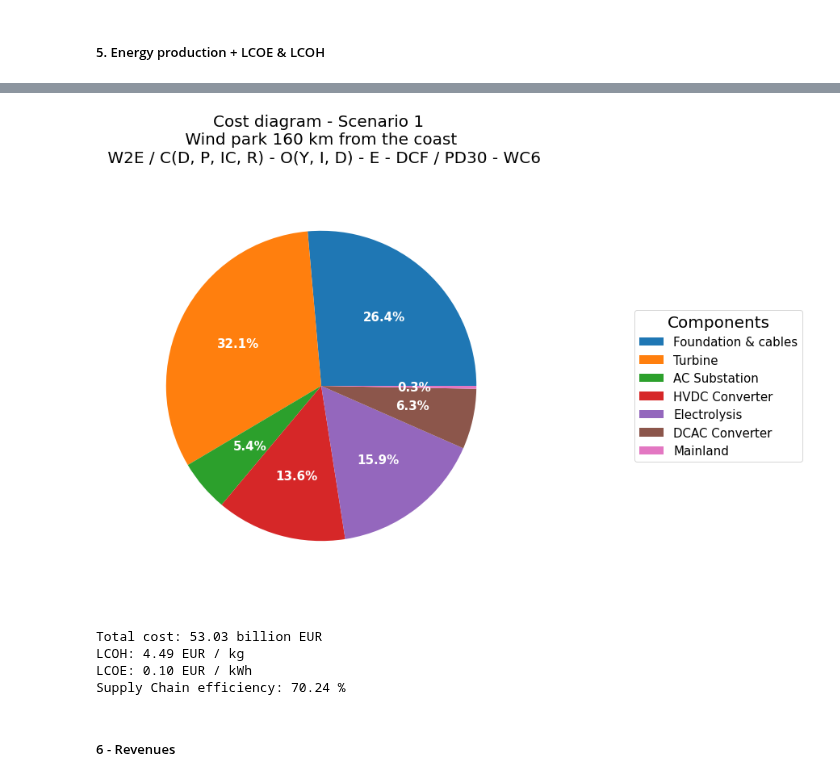
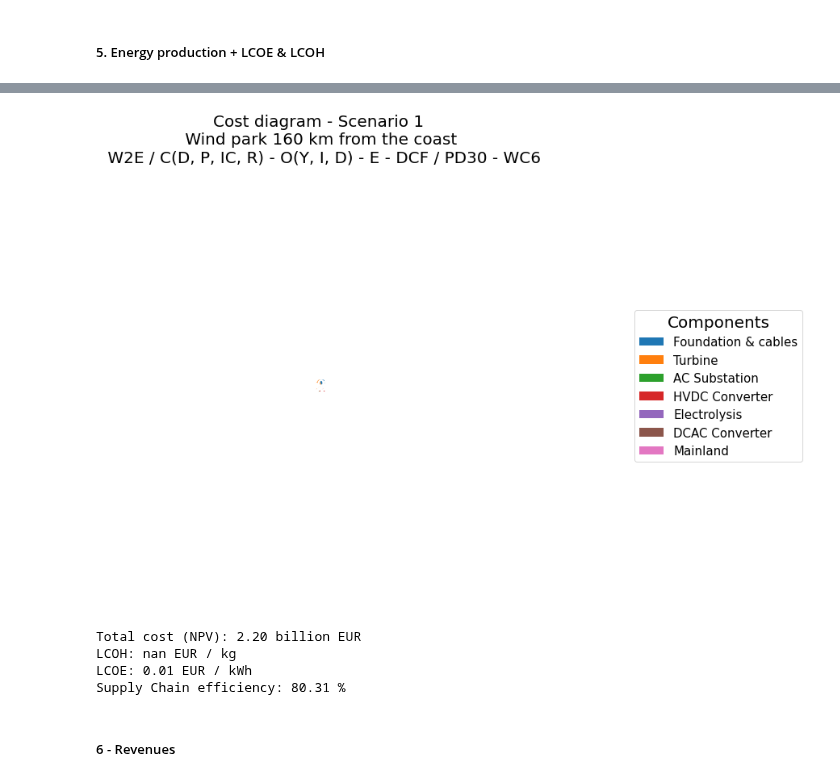
Before and after one commit to VanOord/OpenSCSim, a Jupyter notebook: Scenario 1.ipynb, the cells around one changed output, grey strips where cells are left out. Cells and saved outputs as stored; diff of their text form; code cells hidden in the pictures.

Commit message:
New LCOH and LCOE calculations, cost allocations, updates

```diff
--- a/Scenario 1.ipynb
+++ b/Scenario 1.ipynb
@@ -1015,3 +1015,6 @@ df_combined=combine_cashflow_dataframes([Foundation.df, Foundation2.df, Turbine.
 ##### 3. Calculate NPVs
 # %%
 df_combined_npv=calculate_npv(df_combined, 2023, WACC=0.0984)
+display(df_combined_npv)
+final_npv_sum = df_combined_npv['npv_sum'].iloc[-1]
+print(final_npv_sum)
@@ -1110,15 +1164,3 @@ plt.show()
-# %%
-#Cost allocation to hydrogen and electricity
-
-data = [foundation_cables_value, turbine_value, AC_substation_value, hvdc_converter_value, electrolysis_value, dcac_converter_value, mainland_value]
-
-data_hydrogen = []
-for item in data:
-    data_hydrogen.append(dedicated_electrolyser_energy * item)
-
-data_electricity = []
-for item in data:
-    data_electricity.append(dedicated_DCAC_energy * item)
 # %% [markdown]
 ##### 5. Energy production + LCOE & LCOH
 # %%
@@ -1173,7 +1215,7 @@ for energy in total_wind_energy_production_per_year:
 # Calculate energy after electrolysis and convert to kg hydrogen
 hydrogen_onshore_per_year = []
 for energy in wind_energy_production_per_year_after_cable_losses:
-    energy_after_electrolysis = energy * dedicated_electrolyser_energy / kWh_to_kg
+    energy_after_electrolysis = (energy * dedicated_electrolyser_energy) / kWh_to_kg
     hydrogen_onshore_per_year.append(energy_after_electrolysis)
 
 # Calculate energy after DCAC converter
@@ -1214,7 +1257,7 @@ Net Present Value electricity: 15910652207.05 kWh
 # %%
-total_cost = sum(data)            # EU
+total_cost = final_npv_sum*-1            # EU
 
-total_cost_hydrogen = sum(data_hydrogen)
+total_cost_hydrogen = data_hydrogen
 
-total_cost_electricity = sum(data_electricity)
+total_cost_electricity = data_electricity
 # %%
@@ -1259,37 +1293,36 @@ Supply Chain efficiency: 70.24 %
 # %%
 fig, ax = plt.subplots(figsize=(16, 10), subplot_kw=dict(aspect="equal"))
 
 def func(pct, allvals):
     absolute = int(np.round(pct/100.*np.sum(allvals)))
     return f"{pct:.1f}%"
 
-total_cost = sum(data)
 wedges, texts, autotexts = ax.pie(data, autopct=lambda pct: func(pct, data),
                                   textprops=dict(color="w"), radius=total_cost/60000000000)
 
 ax.legend(wedges, labels,
           title="Components",
           loc="center left",
           bbox_to_anchor=(1.2, 0.5),
           fontsize=15)
 
 plt.setp(autotexts, size=15, weight="bold")
 
 ax.set_title("Cost diagram - Scenario 1 \n Wind park 160 km from the coast \n W2E / C(D, P, IC, R) - O(Y, I, D) - E - DCF / PD30 - WC6", fontsize=20)
 
 plt.show()
 
 cost_in_billions = total_cost / 1_000_000_000
-print(f"{BOLD}Total cost: {cost_in_billions:.2f} billion EUR")
+print(f"{BOLD}Total cost (NPV): {cost_in_billions:.2f} billion EUR")
 print(f"LCOH: {LCOH:.2f} EUR / kg")
 print(f"LCOE: {LCOE:.2f} EUR / kWh")
 print('Supply Chain efficiency: {:.2f} %'.format(SupplyChain_efficiency*100))
 # %% [output]
-[figure, old version]
+[figure, new version]
-Total cost: 53.03 billion EUR
-LCOH: 4.49 EUR / kg
-LCOE: 0.10 EUR / kWh
-Supply Chain efficiency: 70.24 %
+Total cost (NPV): 2.20 billion EUR
+LCOH: nan EUR / kg
+LCOE: 0.01 EUR / kWh
+Supply Chain efficiency: 80.31 %
 # %% [markdown]
 ##### 6 - Revenues
 # %%
```
Also changed, not shown: parts of 28 cells of this notebook, 4 other files.
